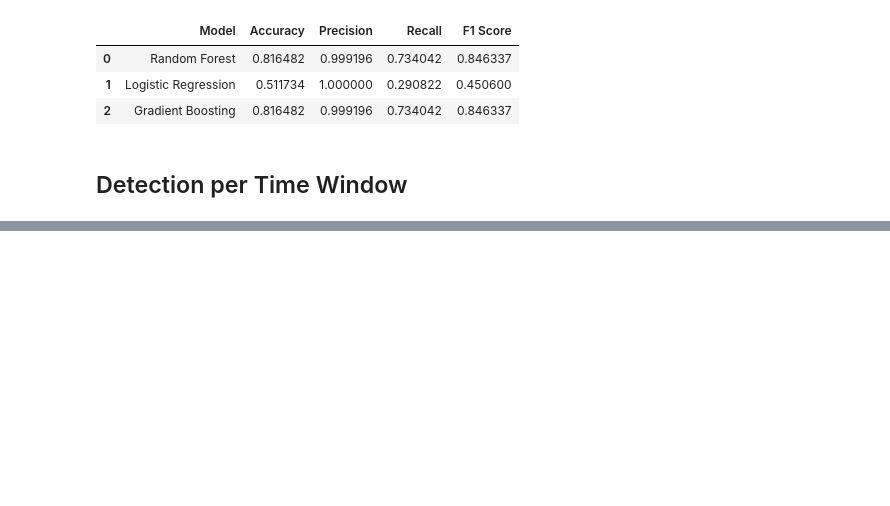
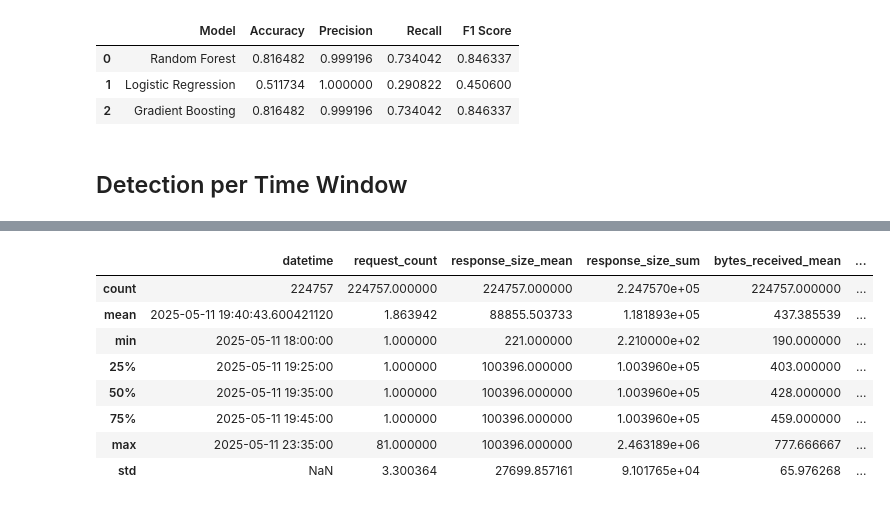
Before and after one commit to Palatiin/ddos-detection, a Jupyter notebook: ml/detection.ipynb, the cells around one changed output, grey strips where cells are left out. Cells and saved outputs as stored; diff of their text form; code cells hidden in the pictures; blank space fills up the shorter version.

Commit message:
feat(ml): detection time window

```diff
--- a/ml/detection.ipynb
+++ b/ml/detection.ipynb
@@ -16,6 +19,7 @@ from sklearn.preprocessing import LabelEncoder, StandardScaler
 # General helper functions
 
 def load_dataset(path: str) -> pd.DataFrame:
+    """Read file with dataset, load and parse int into pd.DataFrame."""
     # Parse logs into DataFrame
     columns = ["ip", "logname", "user", "timestamp", "method", "path", "query",
             "protocol", "status", "response_size", "referer", "user_agent", "bytes_received",
@@ -30,15 +34,16 @@ def load_dataset(path: str) -> pd.DataFrame:
 
 
 def drop_columns(df: pd.DataFrame) -> pd.DataFrame:
-    # Drop rows which are missing label
+    """Drop rows which are missing label and drop columns which are static or could be spoofed."""
+    # Drop rows
     df = df[df["label"] != "-"]
-    # Drop columns which are static or could be spoofed
+    # Drop columns
     df = df.drop(['logname', 'user', 'method', 'protocol', 'error_log_id', "user_agent", "query", "status", "referer"], axis=1)
     return df
 
 
 def preprocess(df: pd.DataFrame) -> pd.DataFrame:
-    # Preprocessing
+    """Preprocess the dataset by converting numerical values from string to numeric."""
     df["timestamp"] = pd.to_numeric(df["timestamp"])
     df["response_size"] = pd.to_numeric(df["response_size"])
     df["bytes_received"] = pd.to_numeric(df["bytes_received"])
@@ -47,6 +52,17 @@ def preprocess(df: pd.DataFrame) -> pd.DataFrame:
     df["keepalive_count"] = pd.to_numeric(df["keepalive_count"])
     df["processing_time"] = pd.to_numeric(df["processing_time"])
     return df
+
+def encode_labels(df: pd.DataFrame) -> pd.DataFrame:
+    le = LabelEncoder()
+    df["label"] = le.fit_transform(df["label"])
+    return df
+
+def normalize_numerical_features(df: pd.DataFrame) -> pd.DataFrame:
+    scaler = StandardScaler()
+    numerical_features = ["response_size", "bytes_received", "bytes_sent", "bytes_transferred", "keepalive_count", "processing_time"]
+    df[numerical_features] = scaler.fit_transform(df[numerical_features])
+    return df
 # %%
 df = load_dataset("../dataset/train1_access.log")
 df = drop_columns(df)
@@ -343,10 +352,3 @@ model_performance_table_test1
 | 2 | Gradient Boosting | 0.816482 | 0.999196 | 0.734042 | 0.846337 |
 # %% [markdown]
 ## Detection per Time Window
-# %%
-df = load_dataset("../dataset/train1_access.log")
-# Drop rows which are missing label
-df = df[df["label"] != "-"]
-# Drop columns which are static or could be spoofed
-df = df.drop(['logname', 'user', 'method', 'protocol', 'error_log_id', "user_agent", "query", "status", "referer"], axis=1)
-df.describe()
@@ -434,0 +425,4 @@ df_grouped
+# %%
+df = load_dataset("../dataset/train1_access.log")
+df = drop_columns(df)
+df.describe()
@@ -434,0 +435,17 @@ df_grouped
+# %%
+df = preprocess(df)
+df = encode_labels(df)
+
+# Aggregate stats per IP within 5 minute time windows
+df_grouped = aggregate(df)
+df_grouped.describe()
+# %% [output]
+|  | datetime | request_count | response_size_mean | response_size_sum | bytes_received_mean | ... |
+| count | 224757 | 224757.000000 | 224757.000000 | 2.247570e+05 | 224757.000000 | ... |
+| mean | 2025-05-11 19:40:43.600421120 | 1.863942 | 88855.503733 | 1.181893e+05 | 437.385539 | ... |
+| min | 2025-05-11 18:00:00 | 1.000000 | 221.000000 | 2.210000e+02 | 190.000000 | ... |
+| 25% | 2025-05-11 19:25:00 | 1.000000 | 100396.000000 | 1.003960e+05 | 403.000000 | ... |
+| 50% | 2025-05-11 19:35:00 | 1.000000 | 100396.000000 | 1.003960e+05 | 428.000000 | ... |
+| 75% | 2025-05-11 19:45:00 | 1.000000 | 100396.000000 | 1.003960e+05 | 459.000000 | ... |
+| max | 2025-05-11 23:35:00 | 81.000000 | 100396.000000 | 2.463189e+06 | 777.666667 | ... |
+| std | NaN | 3.300364 | 27699.857161 | 9.101765e+04 | 65.976268 | ... |
```
Also changed, not shown: parts of 26 cells of this notebook.
